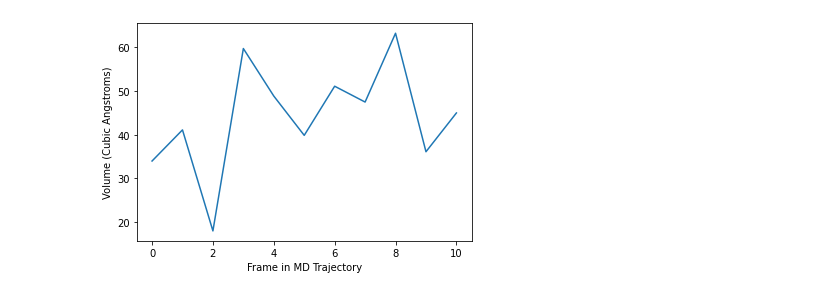
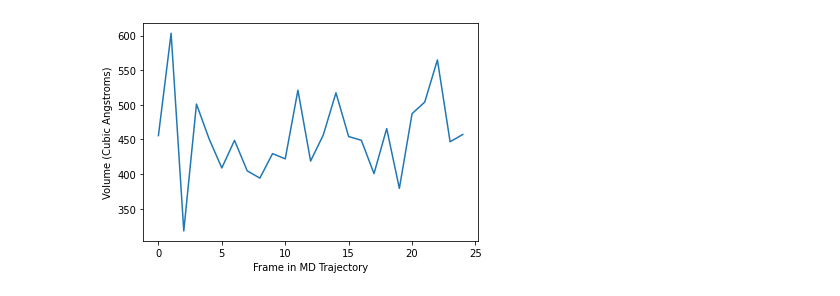
Before and after one commit to laulab-johnshopkins/evade, a Jupyter notebook: example.ipynb, the cells around one changed output. Saved outputs shown, nothing was run; the diff lists cells and outputs as text; code cells hidden in the pictures.

```diff
--- a/example.ipynb
+++ b/example.ipynb
@@ -11,21 +86,20 @@ prot_atoms = u.select_atoms("protein")
 # %%
 volumes = []
 pockets = []
 prots = []
 
 grid_size = 0.5
-sphere_center = [5.1972256, -3.2381766,  5.0007186]
-roi_voxel = volume_finder.generate_voxelized_sphere(5, sphere_center, 0.5)
-for frame in u.trajectory[0:11]:
-    s = volume_finder.ProteinSurface(prot_atoms, solvent_rad=1.09, grid_size=grid_size)
+for frame in u_copy.trajectory[0:50]:
+    roi_voxel = volume_finder.generate_voxelized_sphere(10, u_copy.atoms[1119].position, 0.5)
+    s = volume_finder.ProteinSurface(protein_in_copy, solvent_rad=1.09, grid_size=grid_size)
     su = volume_finder.voxel_subtract(roi_voxel, s.surf)
     volumes.append(su.volume)
     pockets.append(su)
     prots.append(s)
 
 plt.plot(volumes)
 plt.xlabel("Frame in MD Trajectory")
 plt.ylabel("Volume (Cubic Angstroms)")
 plt.show()
 # %% [output]
-[figure, old version]
+[figure, new version]
```
Also changed, not shown: parts of 12 cells of this notebook, 8 other files.
